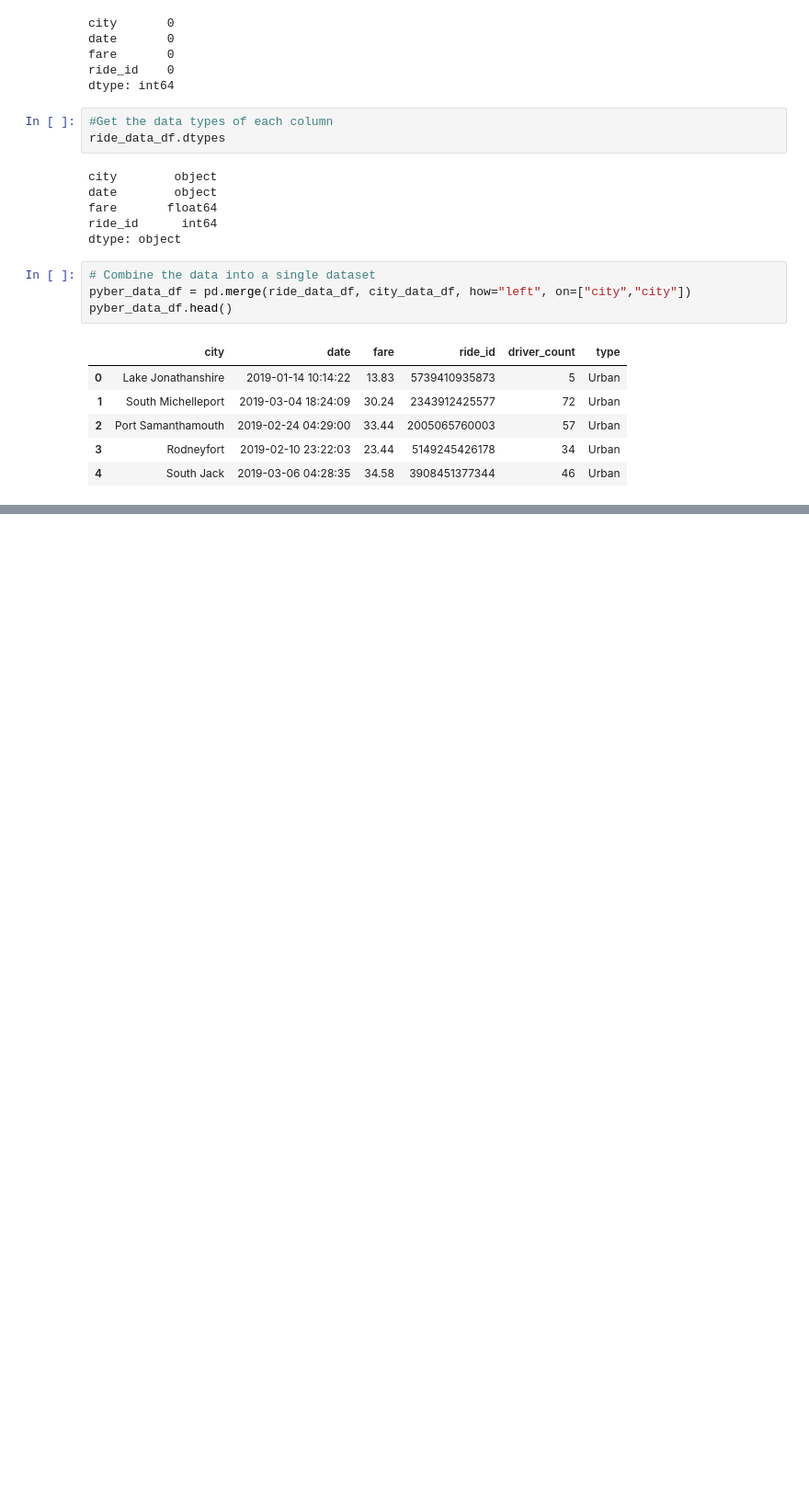
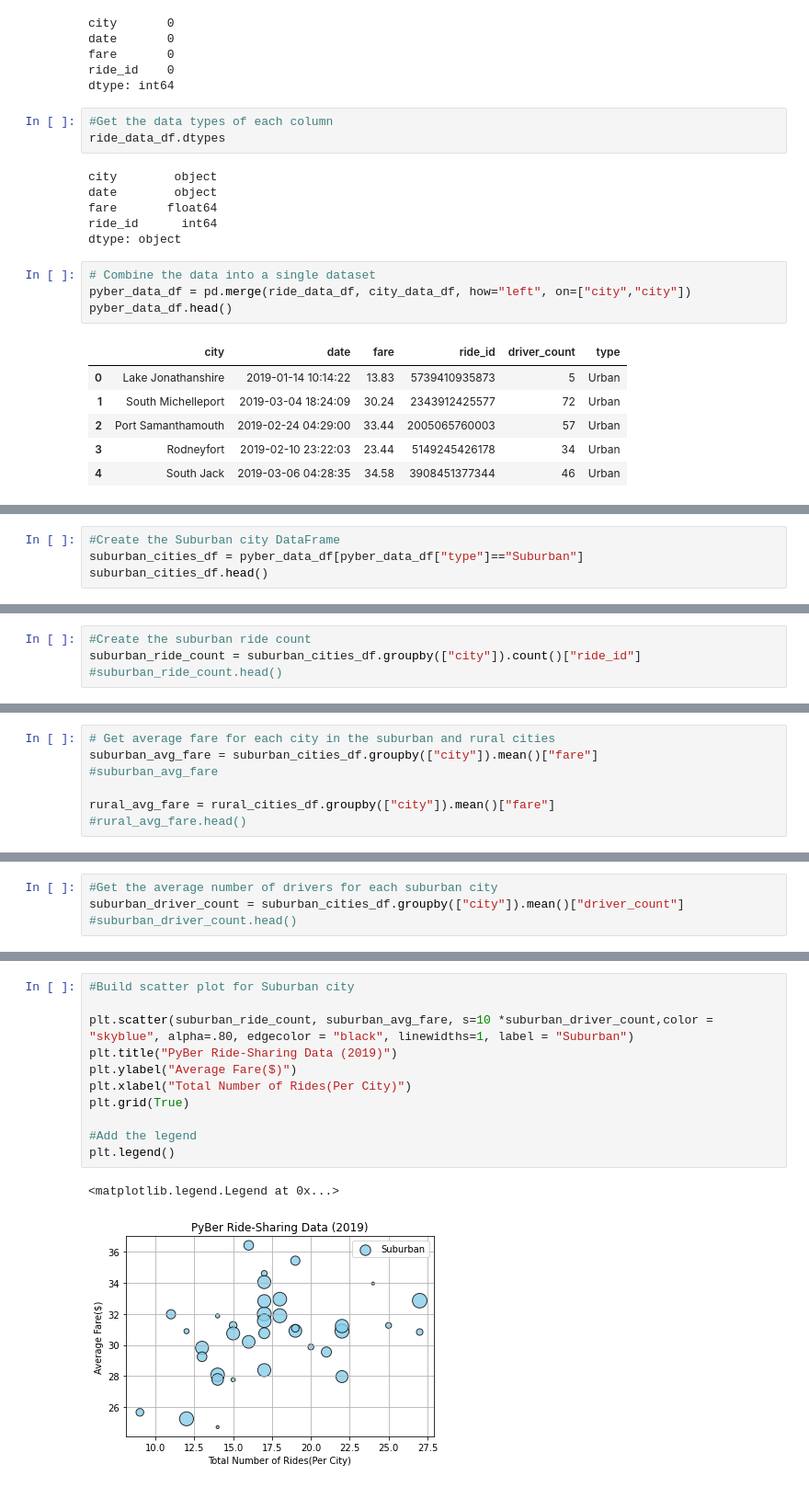
Before and after one commit to Cthompsonlbi/PyBer_Analysis_practice, a Jupyter notebook: PyBer.ipynb, the cells around one changed output, grey strips where cells are left out. Shown: that part at 92% size. Cells and saved outputs as stored; diff of their text form; blank space fills up the shorter version.

```diff
--- a/PyBer.ipynb
+++ b/PyBer.ipynb
@@ -126,0 +138,4 @@ pyber_data_df.head()
+# %%
+#Create the Suburban city DataFrame
+suburban_cities_df = pyber_data_df[pyber_data_df["type"]=="Suburban"]
+suburban_cities_df.head()
@@ -126,0 +173,4 @@ pyber_data_df.head()
+# %%
+#Create the suburban ride count
+suburban_ride_count = suburban_cities_df.groupby(["city"]).count()["ride_id"]
+#suburban_ride_count.head()
@@ -126,0 +210,7 @@ pyber_data_df.head()
+# %%
+# Get average fare for each city in the suburban and rural cities
+suburban_avg_fare = suburban_cities_df.groupby(["city"]).mean()["fare"]
+#suburban_avg_fare
+
+rural_avg_fare = rural_cities_df.groupby(["city"]).mean()["fare"]
+#rural_avg_fare.head()
@@ -126,0 +237,4 @@ pyber_data_df.head()
+# %%
+#Get the average number of drivers for each suburban city
+suburban_driver_count = suburban_cities_df.groupby(["city"]).mean()["driver_count"]
+#suburban_driver_count.head()
@@ -126,0 +275,14 @@ pyber_data_df.head()
+# %%
+#Build scatter plot for Suburban city
+
+plt.scatter(suburban_ride_count, suburban_avg_fare, s=10 *suburban_driver_count,color = "skyblue", alpha=.80, edgecolor = "black", linewidths=1, label = "Suburban")
+plt.title("PyBer Ride-Sharing Data (2019)")
+plt.ylabel("Average Fare($)")
+plt.xlabel("Total Number of Rides(Per City)")
+plt.grid(True)
+
+#Add the legend
+plt.legend()
+# %% [output]
+<matplotlib.legend.Legend at 0x...>
+[figure, added]
```
Also changed, not shown: parts of 14 cells of this notebook, 1 other file.
